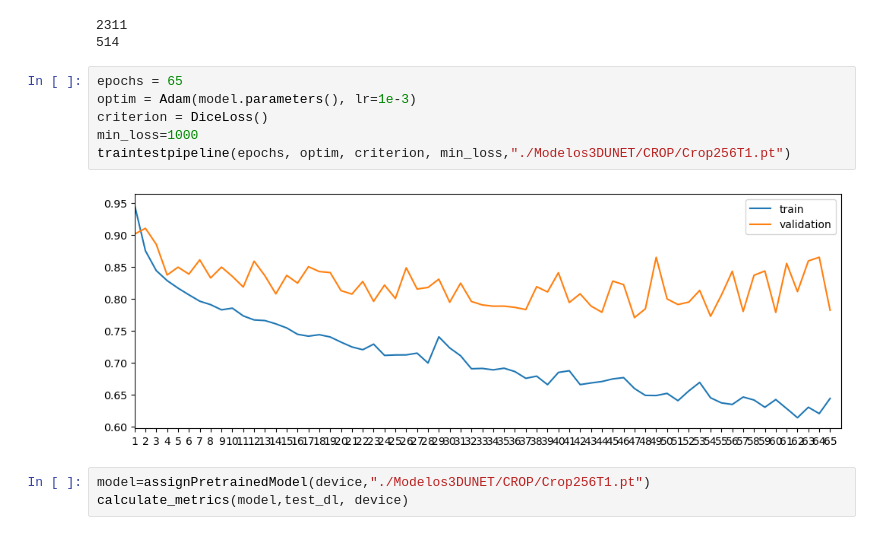
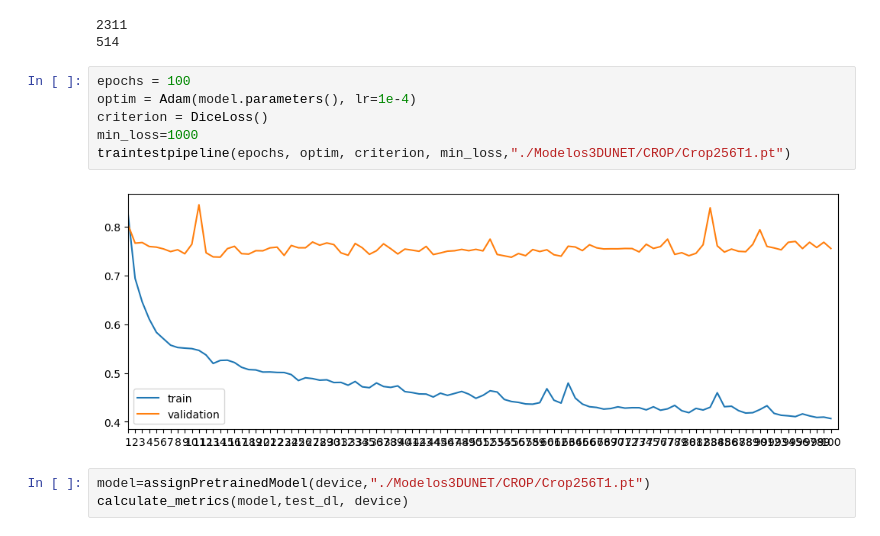
Before and after one commit to AinaT9/White-Matter-Hyperintensity-Segmentation, a Jupyter notebook: EntrenamientoUnet.ipynb, the cells around one changed output. Drawn from its saved outputs; the diff is of its cells as text.

```diff
--- a/EntrenamientoUnet.ipynb
+++ b/EntrenamientoUnet.ipynb
@@ -937,13 +967,13 @@ test_dl = DataLoader(test_data, batch_size=15, shuffle=False)
 2311
 514
 # %%
-epochs = 65
-optim = Adam(model.parameters(), lr=1e-3)
+epochs = 100
+optim = Adam(model.parameters(), lr=1e-4)
 criterion = DiceLoss()
 min_loss=1000
 traintestpipeline(epochs, optim, criterion, min_loss,"./Modelos3DUNET/CROP/Crop256T1.pt")
 # %% [output]
-[figure, old version]
+[figure, new version]
 # %%
 model=assignPretrainedModel(device,"./Modelos3DUNET/CROP/Crop256T1.pt")
 calculate_metrics(model,test_dl, device)
```
Also changed, not shown: parts of 35 cells of this notebook.
